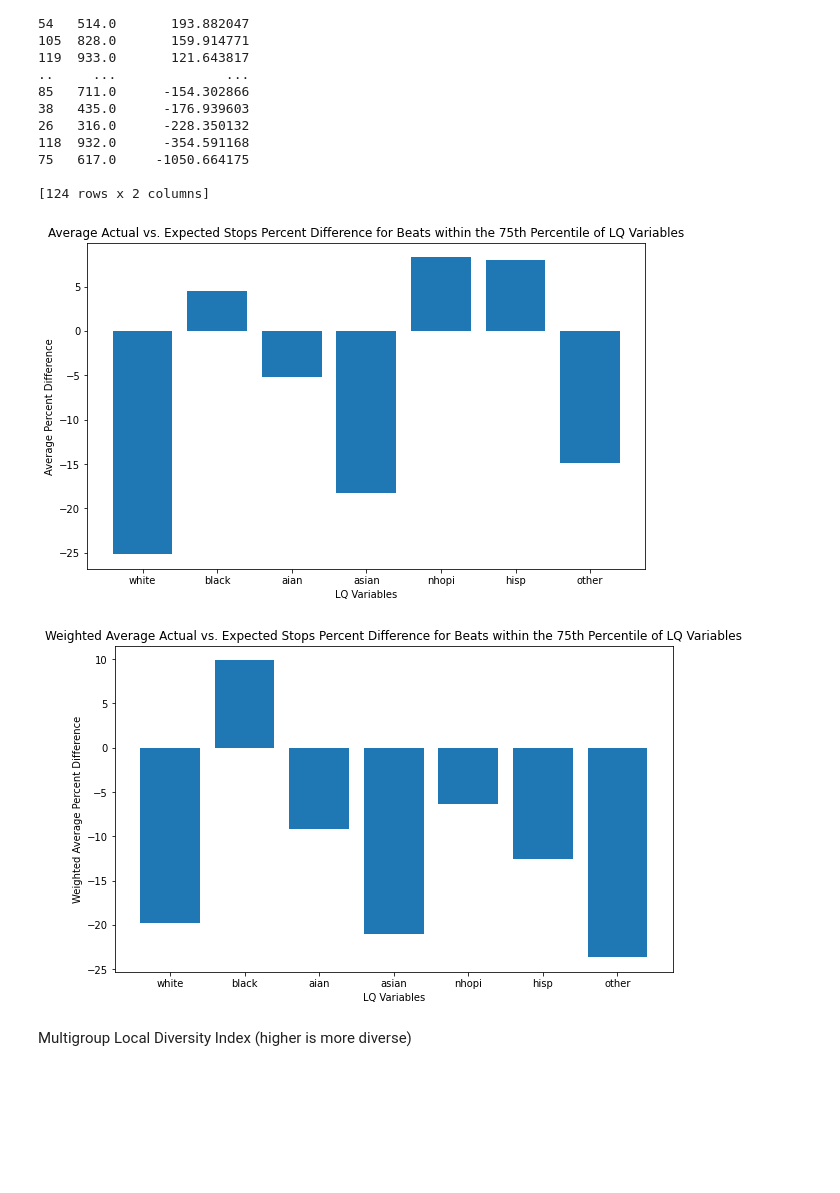
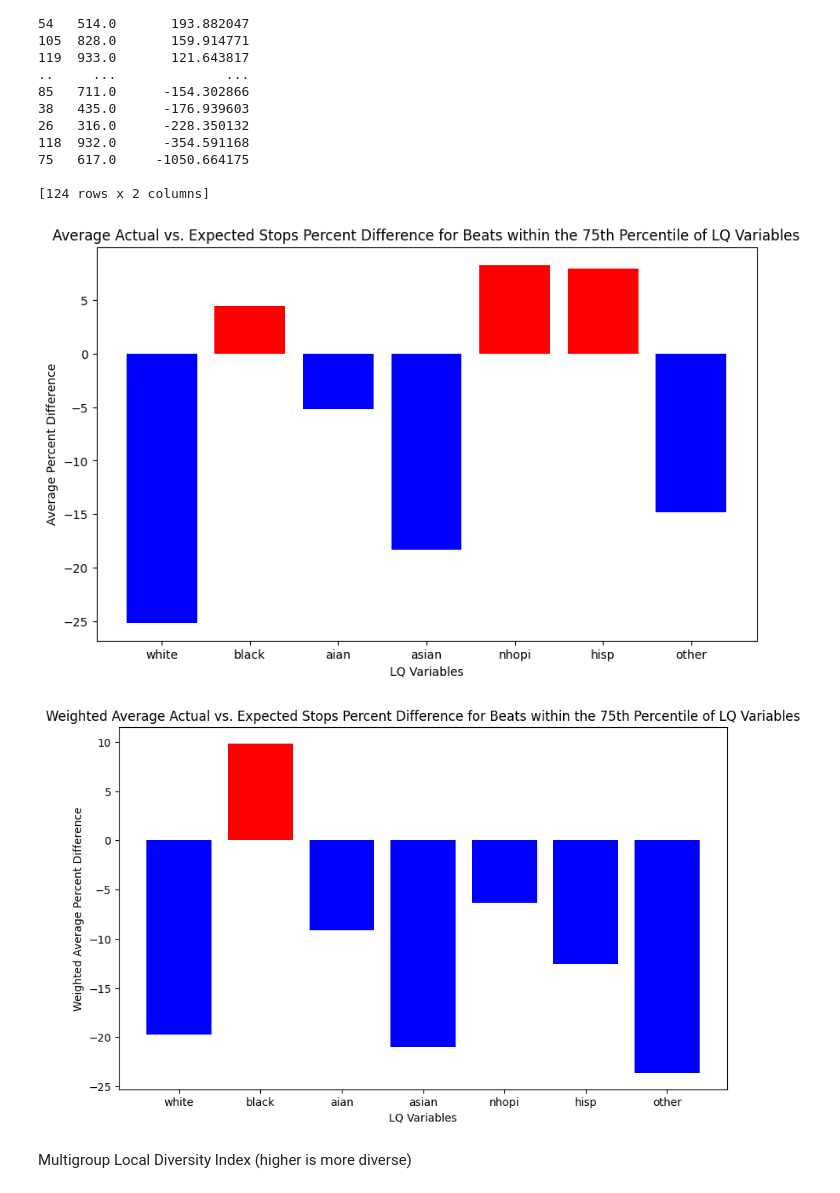
Before and after one commit to aldabbagh/DPI617, a Jupyter notebook: starter.ipynb, the cells around one changed output. Cells and saved outputs as stored; diff of their text form; code cells hidden in the pictures; blank space fills up the shorter version.

Commit message:
add visualizations and analysis

```diff
--- a/starter.ipynb
+++ b/starter.ipynb
@@ -941,47 +950,47 @@ for var in lq_variables:
 plt.figure(figsize=(10, 6))
 
 # Create a bar plot for the average percent differences
-plt.bar(lq_variables, avg_percent_diff_list)
+plt.bar(lq_variables, avg_percent_diff_list, color=['red' if x > 0 else 'blue' for x in avg_percent_diff_list])
 plt.xlabel("LQ Variables")
 plt.ylabel("Average Percent Difference")
 plt.title("Average Actual vs. Expected Stops Percent Difference for Beats within the 75th Percentile of LQ Variables")
 plt.show()
 # %% [output]
-[figure, old version]
+[figure, new version]
 # %%
 import pandas as pd
 import numpy as np
 import matplotlib.pyplot as plt
 
 lq_variables = ['white', 'black', 'aian', 'asian', 'nhopi', 'hisp', 'other']
 weighted_avg_percent_diff_list = []
 
 # Calculate the weighted average percent difference for each LQ variable
 for var in lq_variables:
     # Find the 75th percentile value for the LQ variable
     threshold = input_df[f"LQ_{var}"].quantile(0.75)
 
     # Filter input_df to keep only the rows above the 75th percentile value
     filtered_input_df = input_df[input_df[f"LQ_{var}"] > threshold]
 
     # Merge the filtered DataFrame with sorted_percentage_diff_df to get the percentage differences
     merged_df = filtered_input_df.merge(sorted_percentage_diff_df, on='beat')
 
     # Calculate the weighted average percent difference for the LQ variable using the "total" column as weights
     weighted_avg_percent_diff = np.average(merged_df['percentage_diff'], weights=merged_df['total'])
     weighted_avg_percent_diff_list.append(weighted_avg_percent_diff)
 
 plt.figure(figsize=(10, 6))
 
 
 # Create a bar plot for the weighted average percent differences
-plt.bar(lq_variables, weighted_avg_percent_diff_list)
+plt.bar(lq_variables, weighted_avg_percent_diff_list, color=['red' if x > 0 else 'blue' for x in weighted_avg_percent_diff_list])
 plt.xlabel("LQ Variables")
 plt.ylabel("Weighted Average Percent Difference")
 plt.title("Weighted Average Actual vs. Expected Stops Percent Difference for Beats within the 75th Percentile of LQ Variables")
 plt.show()
 # %% [output]
-[figure, old version]
+[figure, new version]
 # %% [markdown]
 Multigroup Local Diversity Index (higher is more diverse)
 # %%
```
Also changed, not shown: parts of 32 cells of this notebook, 1 other file.
